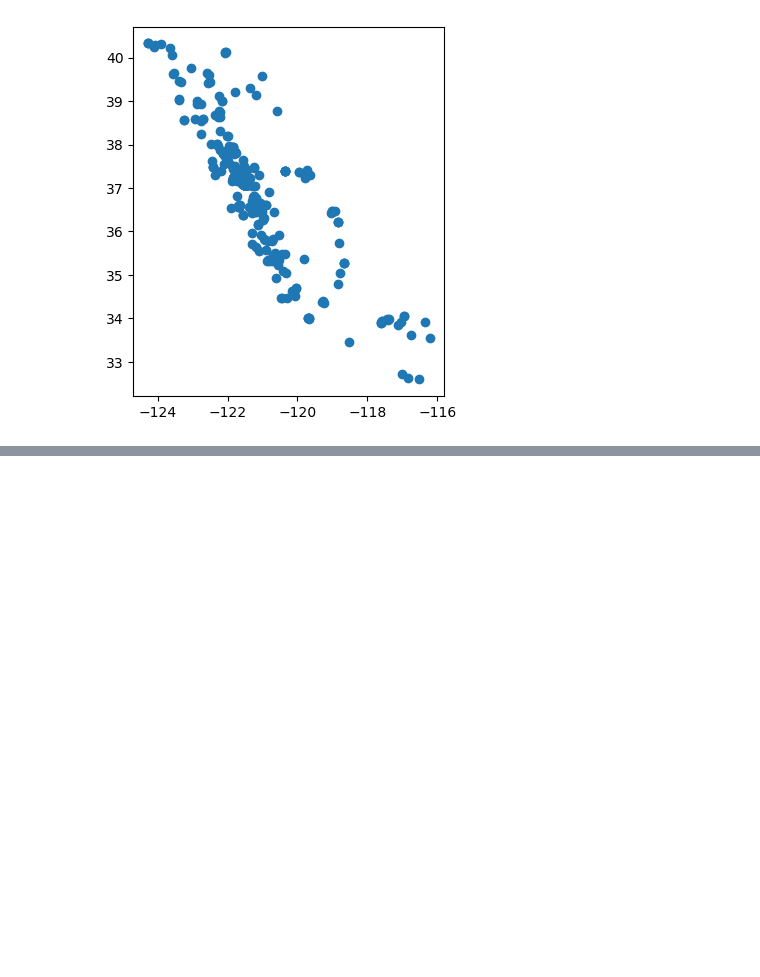
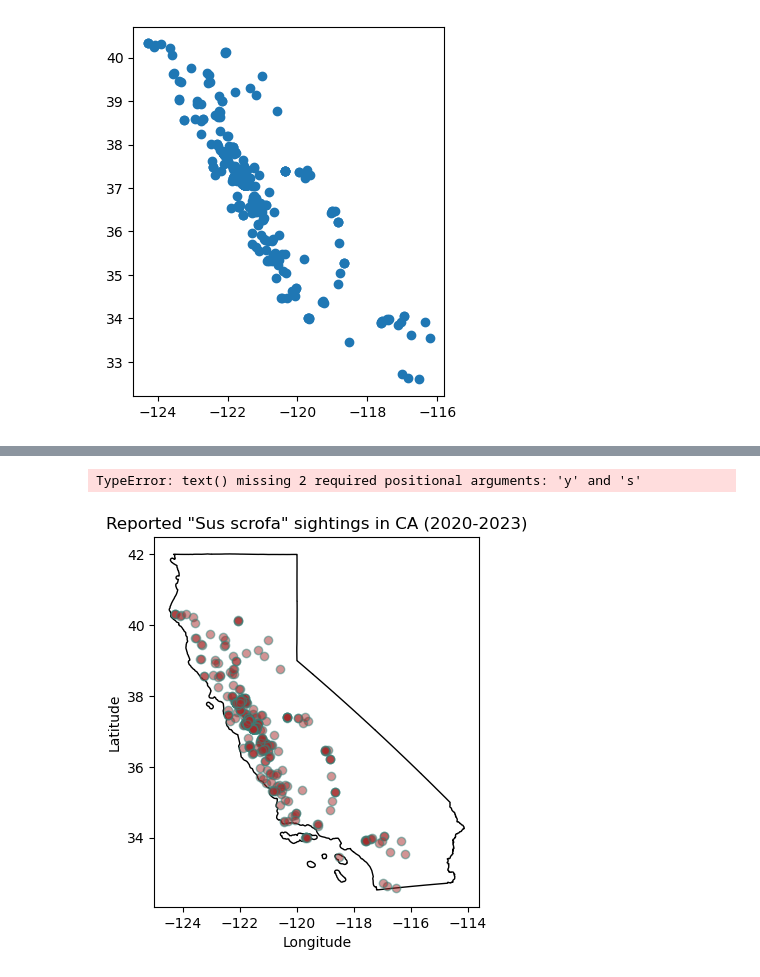
Before and after one commit to lsdixit/eds220-2025-in-class, a Jupyter notebook: week4-geopandas.ipynb, the cells around one changed output, grey strips where cells are left out. Drawn from its saved outputs; the diff is of its cells as text; code cells hidden in the pictures; blank space fills up the shorter version.

```diff
--- a/week4-geopandas.ipynb
+++ b/week4-geopandas.ipynb
@@ -191,0 +248,23 @@ pigs_recent.plot()
+# %%
+# Initialize empty figure and axis
+fig, ax = plt.subplots()
+
+ca_boundary.plot(ax = ax,
+                 color = 'none')
+# Add pigs point plot to our figure's axis
+pigs_recent.plot(ax = ax, # add plot to axis
+                 alpha = 0.5, # update transparency
+                 color = 'brown', # update color
+                 edgecolor = "#31877E")
+
+# Update axis
+ax.set_title('Reported "Sus scrofa" sightings in CA (2020-2023)')
+ax.set_xlabel('Longitude')
+ax.set_ylabel('Latitude')
+plt.text('These observations are along coastal areas where there is a high density of people, and where more observations will be made due to people being there.')
+
+# Display figure
+plt.show()
+# %% [output]
+TypeError: text() missing 2 required positional arguments: 'y' and 's'
+[figure, added]
```
Also changed, not shown: parts of 6 cells of this notebook.
